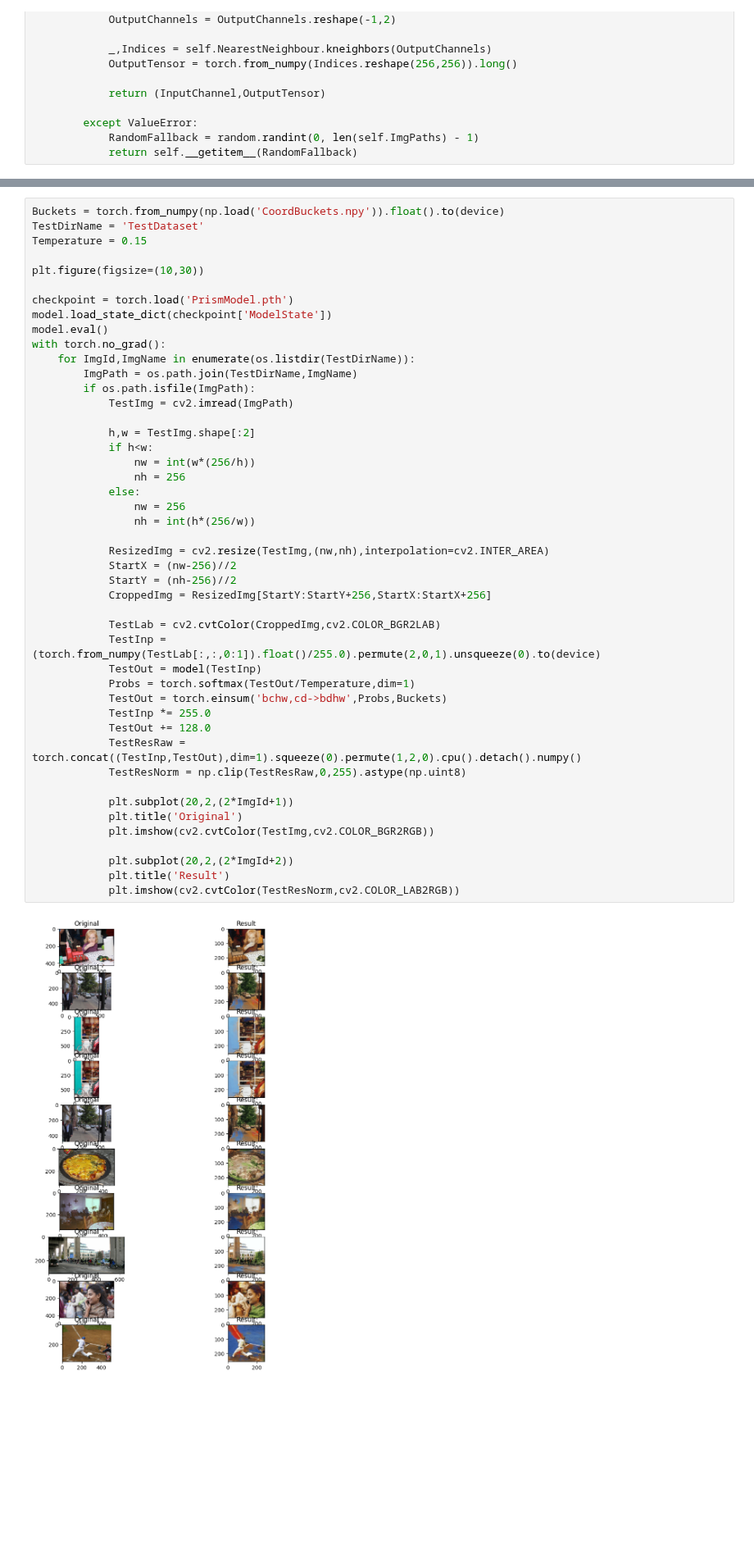
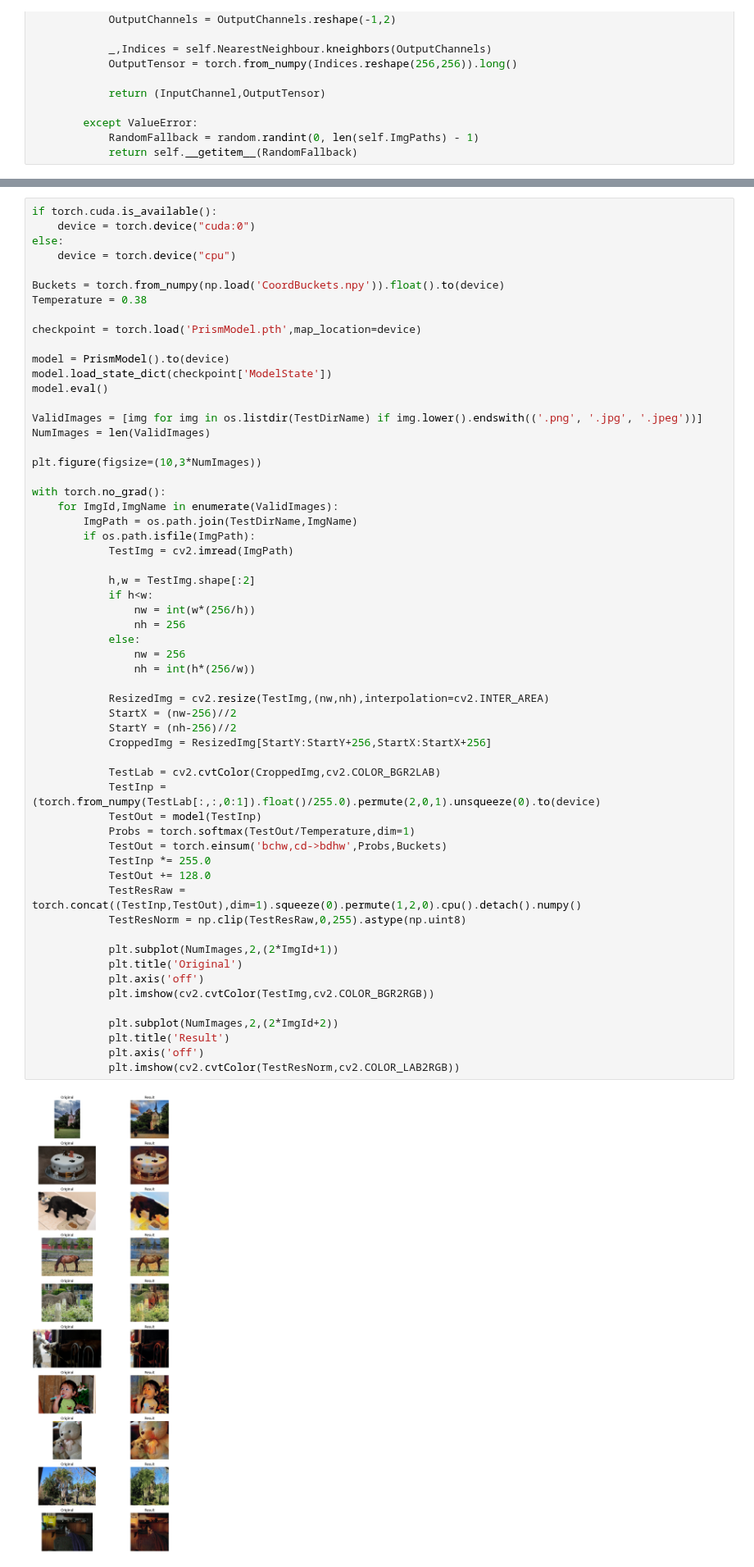
Before and after one commit to nkminion/Prism, a Jupyter notebook: Model.ipynb, the cells around one changed output, grey strips where cells are left out. Shown at 82% size. Cells and saved outputs as stored; diff of their text form; blank space fills up the shorter version.

```diff
--- a/Model.ipynb
+++ b/Model.ipynb
@@ -363,48 +391,60 @@ plt.show()
 # %%
+if torch.cuda.is_available():
+	device = torch.device("cuda:0")
+else:
+	device = torch.device("cpu")
+
 Buckets = torch.from_numpy(np.load('CoordBuckets.npy')).float().to(device)
-TestDirName = 'TestDataset'
-Temperature = 0.15
+Temperature = 0.38
 
-plt.figure(figsize=(10,30))
+checkpoint = torch.load('PrismModel.pth',map_location=device)
 
-checkpoint = torch.load('PrismModel.pth')
+model = PrismModel().to(device)
 model.load_state_dict(checkpoint['ModelState'])
 model.eval()
+
+ValidImages = [img for img in os.listdir(TestDirName) if img.lower().endswith(('.png', '.jpg', '.jpeg'))]
+NumImages = len(ValidImages)
+
+plt.figure(figsize=(10,3*NumImages))
+
 with torch.no_grad():
-	for ImgId,ImgName in enumerate(os.listdir(TestDirName)):
+	for ImgId,ImgName in enumerate(ValidImages):
 		ImgPath = os.path.join(TestDirName,ImgName)
 		if os.path.isfile(ImgPath):
 			TestImg = cv2.imread(ImgPath)
 
 			h,w = TestImg.shape[:2]
 			if h<w:
 				nw = int(w*(256/h))
 				nh = 256
 			else:
 				nw = 256
 				nh = int(h*(256/w))
 
 			ResizedImg = cv2.resize(TestImg,(nw,nh),interpolation=cv2.INTER_AREA)
 			StartX = (nw-256)//2
 			StartY = (nh-256)//2
 			CroppedImg = ResizedImg[StartY:StartY+256,StartX:StartX+256]
 
 			TestLab = cv2.cvtColor(CroppedImg,cv2.COLOR_BGR2LAB)
 			TestInp = (torch.from_numpy(TestLab[:,:,0:1]).float()/255.0).permute(2,0,1).unsqueeze(0).to(device)
 			TestOut = model(TestInp)
 			Probs = torch.softmax(TestOut/Temperature,dim=1)
 			TestOut = torch.einsum('bchw,cd->bdhw',Probs,Buckets)
 			TestInp *= 255.0
 			TestOut += 128.0
 			TestResRaw = torch.concat((TestInp,TestOut),dim=1).squeeze(0).permute(1,2,0).cpu().detach().numpy()
 			TestResNorm = np.clip(TestResRaw,0,255).astype(np.uint8)
 
-			plt.subplot(20,2,(2*ImgId+1))
+			plt.subplot(NumImages,2,(2*ImgId+1))
 			plt.title('Original')
+			plt.axis('off')
 			plt.imshow(cv2.cvtColor(TestImg,cv2.COLOR_BGR2RGB))
 
-			plt.subplot(20,2,(2*ImgId+2))
+			plt.subplot(NumImages,2,(2*ImgId+2))
 			plt.title('Result')
+			plt.axis('off')
 			plt.imshow(cv2.cvtColor(TestResNorm,cv2.COLOR_LAB2RGB))
 # %% [output]
-[figure, old version]
+[figure, new version]
```
Also changed, not shown: parts of 10 cells of this notebook, 2 other files.
